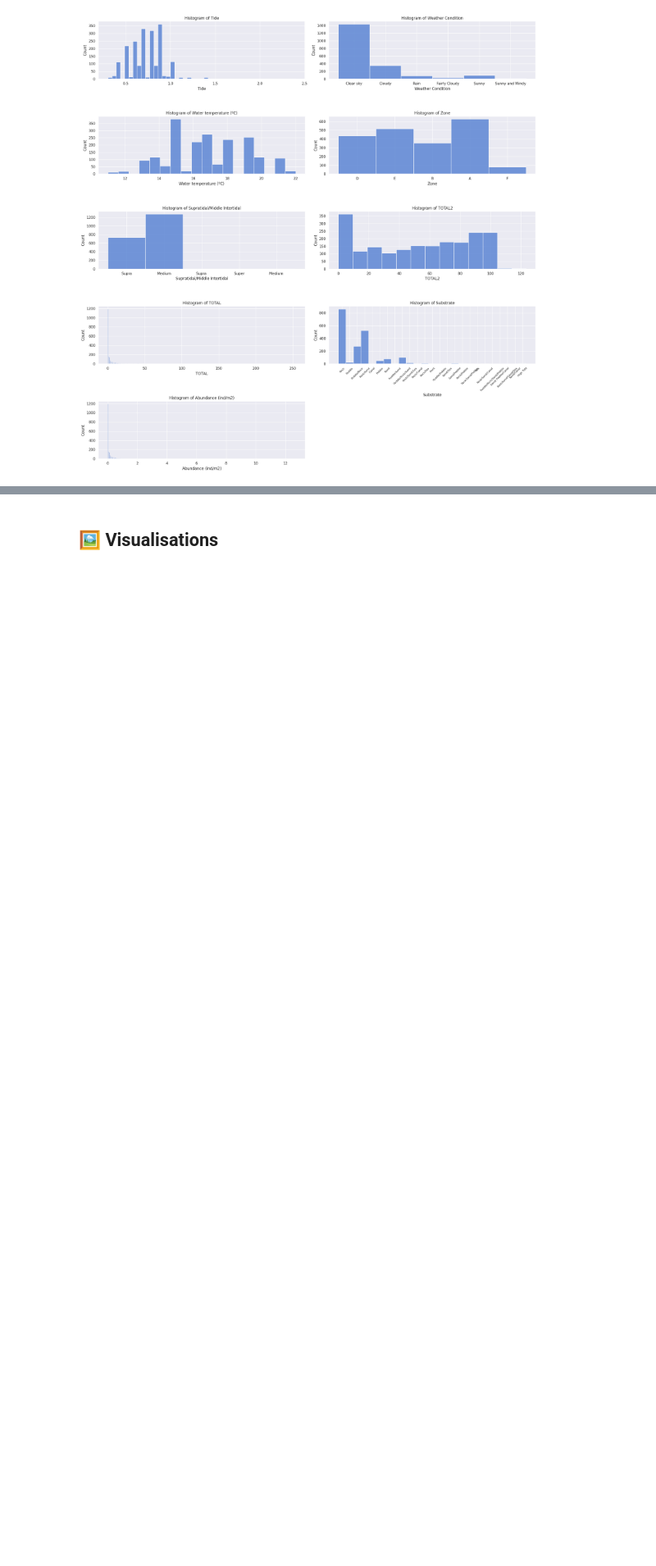
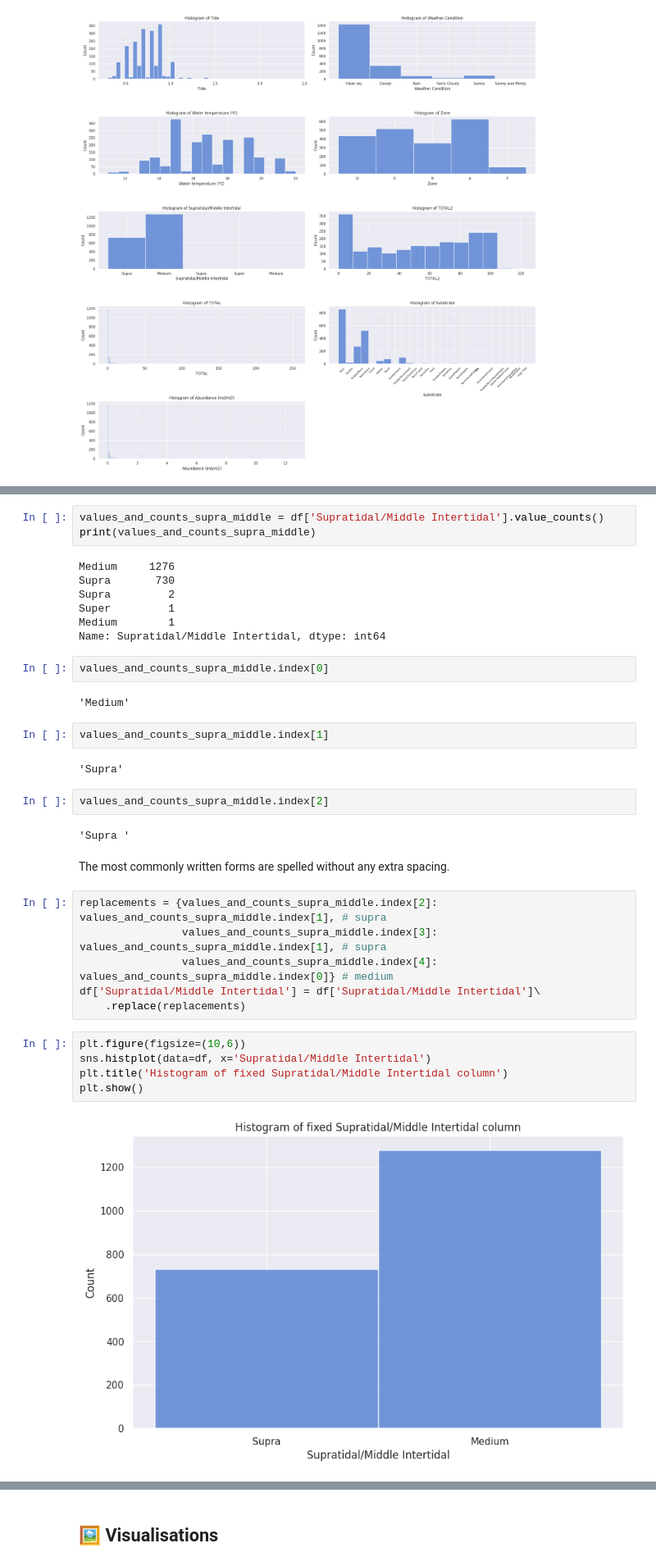
Before and after one commit to duarteoliper/WDL2_2023, a Jupyter notebook: Submission_phase_2_v2.ipynb, the cells around one changed output, grey strips where cells are left out. Shown at 82% size. Saved outputs shown, nothing was run; the diff lists cells and outputs as text; blank space fills up the shorter version.

```diff
--- a/Submission_phase_2_v2.ipynb
+++ b/Submission_phase_2_v2.ipynb
@@ -544,0 +561,37 @@ plt.show()
+# %%
+values_and_counts_supra_middle = df['Supratidal/Middle Intertidal'].value_counts()
+print(values_and_counts_supra_middle)
+# %% [output]
+Medium     1276
+Supra       730
+Supra         2
+Super         1
+Medium        1
+Name: Supratidal/Middle Intertidal, dtype: int64
+# %%
+values_and_counts_supra_middle.index[0]
+# %% [output]
+'Medium'
+# %%
+values_and_counts_supra_middle.index[1]
+# %% [output]
+'Supra'
+# %%
+values_and_counts_supra_middle.index[2]
+# %% [output]
+'Supra '
+# %% [markdown]
+The most commonly written forms are spelled without any extra spacing.
+# %%
+replacements = {values_and_counts_supra_middle.index[2]: values_and_counts_supra_middle.index[1], # supra
+                values_and_counts_supra_middle.index[3]: values_and_counts_supra_middle.index[1], # supra
+                values_and_counts_supra_middle.index[4]: values_and_counts_supra_middle.index[0]} # medium
+df['Supratidal/Middle Intertidal'] = df['Supratidal/Middle Intertidal']\
+    .replace(replacements)
+# %%
+plt.figure(figsize=(10,6))
+sns.histplot(data=df, x='Supratidal/Middle Intertidal')
+plt.title('Histogram of fixed Supratidal/Middle Intertidal column')
+plt.show()
+# %% [output]
+[figure, added]
```
Also changed, not shown: parts of 76 cells of this notebook.
